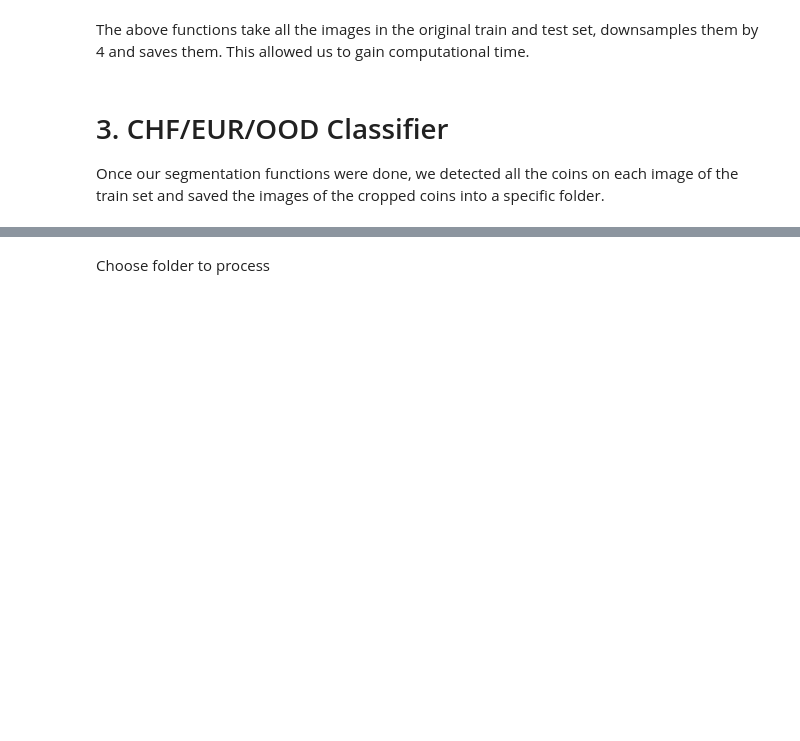
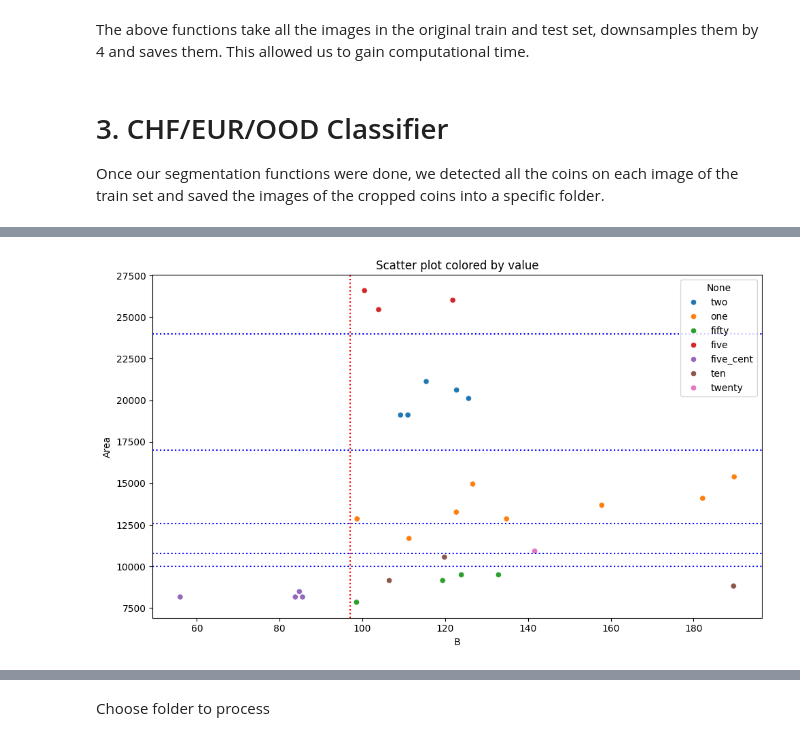
Before and after one commit to raphaellehartwig/iapr_group_55, a Jupyter notebook: project/rapport_Lucille.ipynb, the cells around one changed output, grey strips where cells are left out. Cells and saved outputs as stored; diff of their text form; code cells hidden in the pictures; blank space fills up the shorter version.

```diff
--- a/project/rapport_Lucille.ipynb
+++ b/project/rapport_Lucille.ipynb
@@ -95,0 +189,17 @@ hand
+# %%
+plt.figure(figsize=(10, 6))
+sns.scatterplot(data=df, x='B', y='Area', hue=df.index)
+plt.title('Scatter plot colored by value')
+# Add dotted lines for Area
+area_values = [24000, 17000, 12600, 10800, 10000]
+for value in area_values:
+    plt.axhline(y=value, color='b', linestyle=':', label=f'Area: {value}')
+B_values = [97]
+for value in B_values:
+    plt.axvline(x=value, color='r', linestyle=':', label=f'Area: {value}')
+
+
+plt.tight_layout()
+plt.show()
+# %% [output]
+[figure, added]
```
Also changed, not shown: parts of 39 cells of this notebook, 2 other files.
